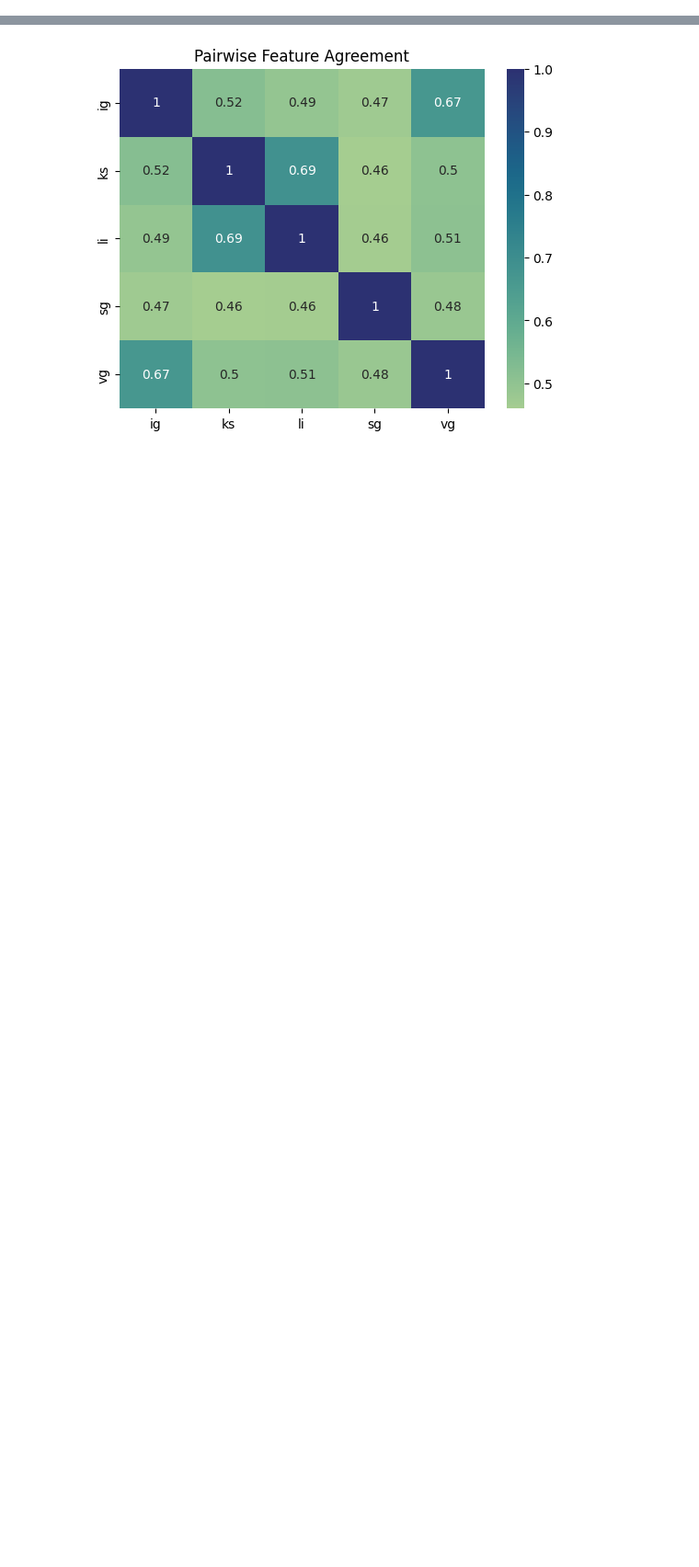
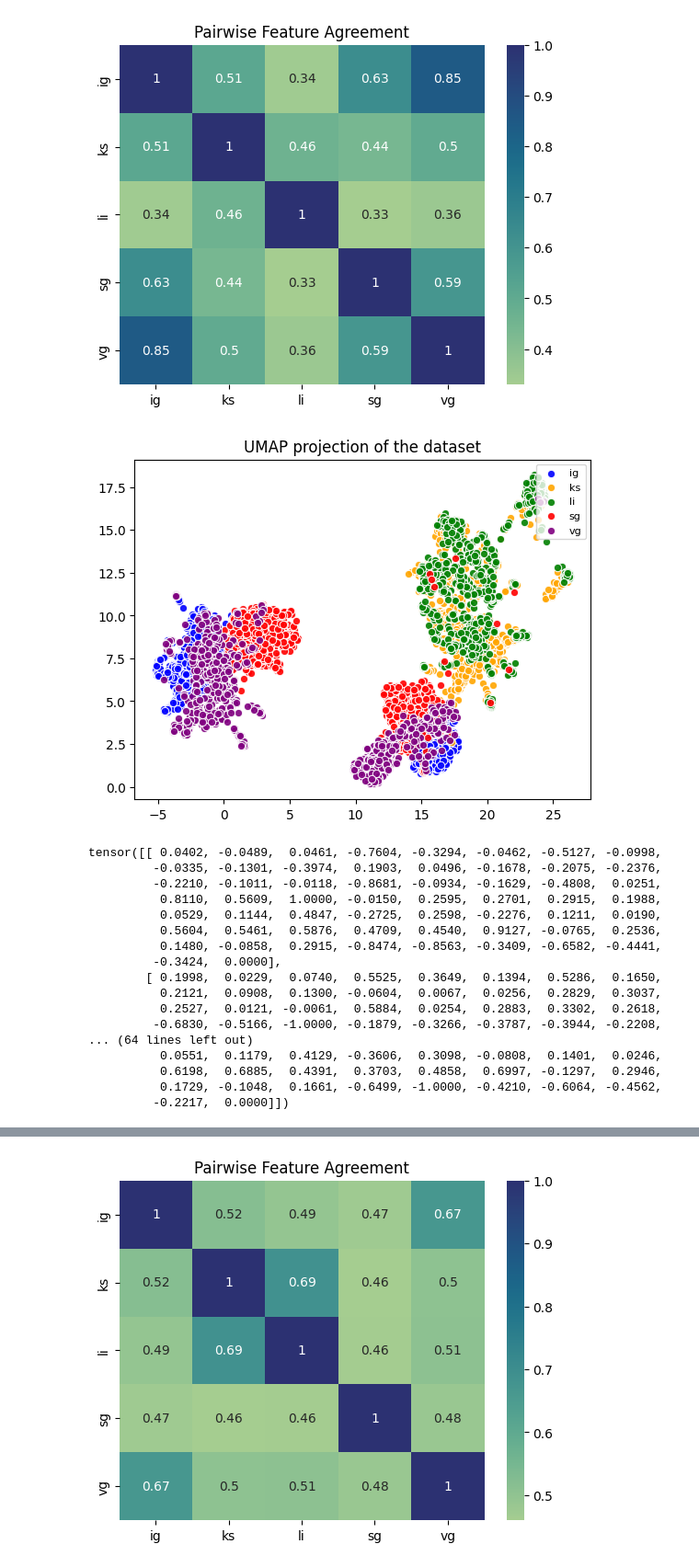
Before and after one commit to ekunigk/BA_Disagreement_Problem, a Jupyter notebook: evaluation_two.ipynb, the cells around one changed output, grey strips where cells are left out. Shown at 92% size. Cells and saved outputs as stored; diff of their text form; code cells hidden in the pictures; blank space fills up the shorter version.

```diff
--- a/evaluation_two.ipynb
+++ b/evaluation_two.ipynb
@@ -15,0 +56,22 @@ analyze_explanations('spf', 200, 8, 1, 15, 0.5, False, False)
+# %%
+analyze_explanations('spambase', 200, 19, 3, 15, 0.5, True, False)
+# %% [output]
+[figure, added]
+[figure, added]
+tensor([[ 0.0402, -0.0489,  0.0461, -0.7604, -0.3294, -0.0462, -0.5127, -0.0998,
+         -0.0335, -0.1301, -0.3974,  0.1903,  0.0496, -0.1678, -0.2075, -0.2376,
+         -0.2210, -0.1011, -0.0118, -0.8681, -0.0934, -0.1629, -0.4808,  0.0251,
+          0.8110,  0.5609,  1.0000, -0.0150,  0.2595,  0.2701,  0.2915,  0.1988,
+          0.0529,  0.1144,  0.4847, -0.2725,  0.2598, -0.2276,  0.1211,  0.0190,
+          0.5604,  0.5461,  0.5876,  0.4709,  0.4540,  0.9127, -0.0765,  0.2536,
+          0.1480, -0.0858,  0.2915, -0.8474, -0.8563, -0.3409, -0.6582, -0.4441,
+         -0.3424,  0.0000],
+        [ 0.1998,  0.0229,  0.0740,  0.5525,  0.3649,  0.1394,  0.5286,  0.1650,
+          0.2121,  0.0908,  0.1300, -0.0604,  0.0067,  0.0256,  0.2829,  0.3037,
+          0.2527,  0.0121, -0.0061,  0.5884,  0.0254,  0.2883,  0.3302,  0.2618,
+         -0.6830, -0.5166, -1.0000, -0.1879, -0.3266, -0.3787, -0.3944, -0.2208,
+... (64 lines left out)
+          0.0551,  0.1179,  0.4129, -0.3606,  0.3098, -0.0808,  0.1401,  0.0246,
+          0.6198,  0.6885,  0.4391,  0.3703,  0.4858,  0.6997, -0.1297,  0.2946,
+          0.1729, -0.1048,  0.1661, -0.6499, -1.0000, -0.4210, -0.6064, -0.4562,
+         -0.2217,  0.0000]])
```
Also changed, not shown: parts of 3 cells of this notebook, 4 other files.
